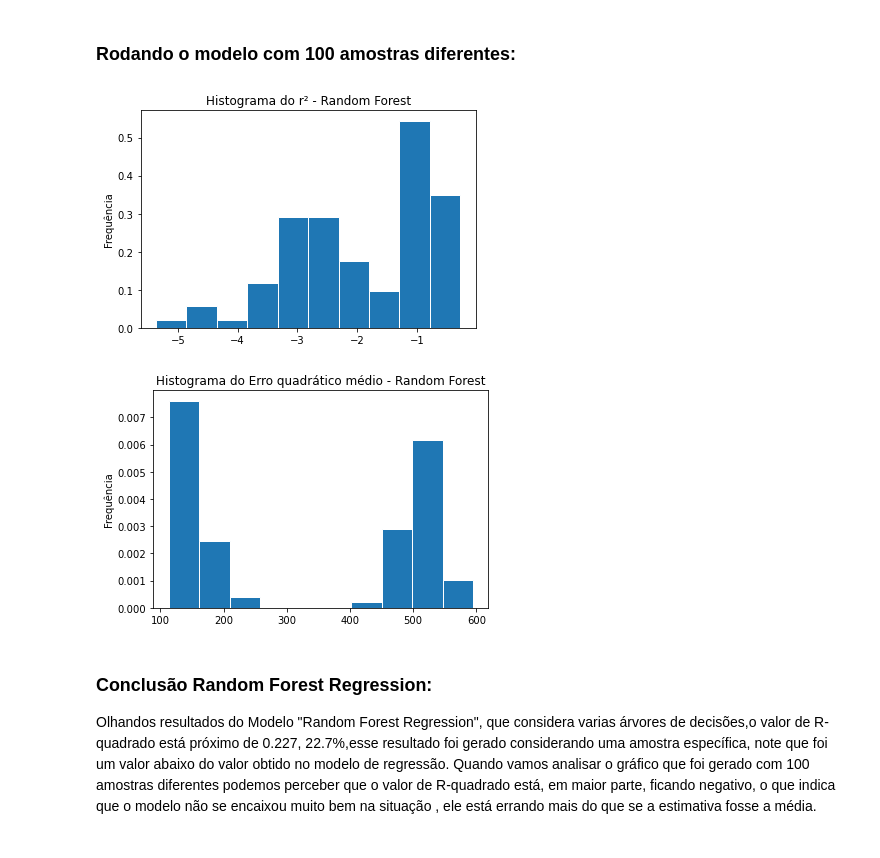
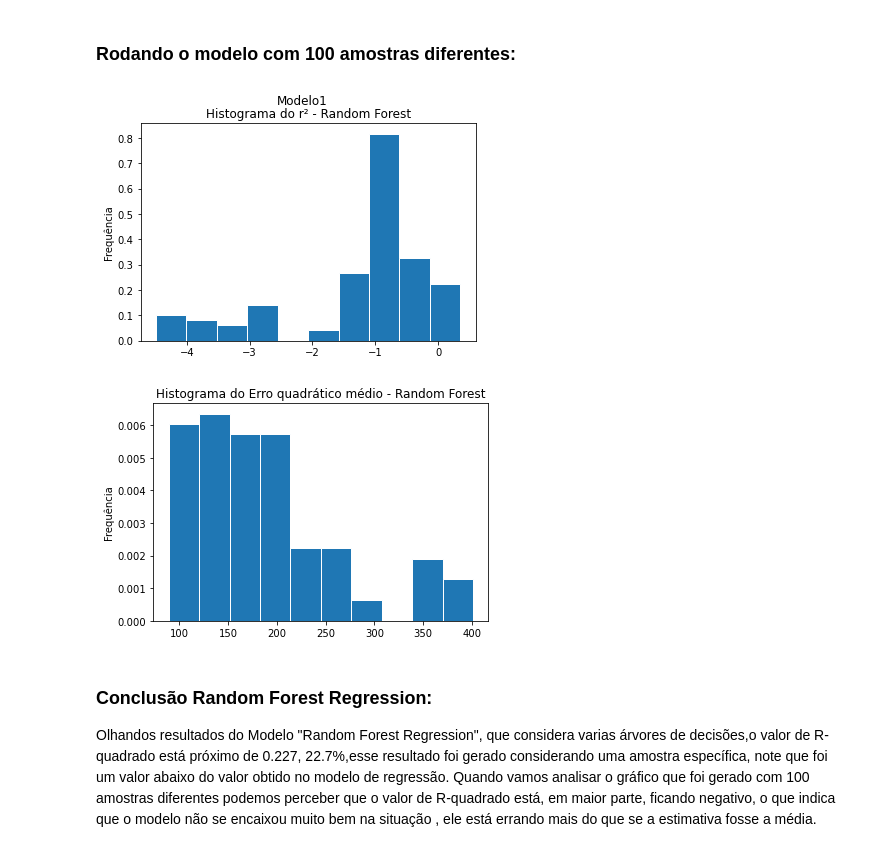
Before and after one commit to juliacfigueiredo/Projeto-2, a Jupyter notebook: Projeto_Final.ipynb, the cells around one changed output. Cells and saved outputs as stored; diff of their text form; code cells hidden in the pictures.

Commit message:
ajustes quando roda os modelos 100 vezes

```diff
--- a/Projeto_Final.ipynb
+++ b/Projeto_Final.ipynb
@@ -359,18 +357,18 @@ for i in range(101):
     regr = LinearRegression()
 
     if i ==0:
-        x_test = X[0:100]
-        x_train = X[100:]
-        y_test = Y[0:100]
-        y_train = Y[100:]
+        x_test = X[0:499]
+        x_train = X[499:]
+        y_test = Y[0:499]
+        y_train = Y[499:]
     else:
-        x_test = X[100*i:100*(i+1)]
-        x_train1 = X[0:100*i-1]
-        x_train2 = X[100*(i+1)+1:]
+        x_test = X[499*i:499*(i+1)]
+        x_train1 = X[0:499*i-1]
+        x_train2 = X[499*(i+1)+1:]
         x_train = pd.concat([x_train1, x_train2])
-        y_test = Y[100*i:100*(i+1)]
-        y_train1 = Y[0:100*i-1]
-        y_train2 = Y[100*(i+1)+1:]
+        y_test = Y[499*i:499*(i+1)]
+        y_train1 = Y[0:499*i-1]
+        y_train2 = Y[499*(i+1)+1:]
         y_train = pd.concat([y_train1, y_train2])
 
     X_sm_train = sm.add_constant(x_train)
@@ -386,6 +384,7 @@ for i in range(101):
 
 
 plt.hist(lista_r_quadrado_regressao_linear, edgecolor='white', density=True)
+plt.suptitle('Modelo1')
 plt.title('Histograma do r²')
 plt.ylabel('Frequência')
 plt.show()
@@ -445,46 +444,47 @@ erro_quadratico_medio_random_forest = []
 
 X = dados[['danceability', 'energy', 'liveness', 'loudness', 'duration_s']]
 Y = dados['popularity']
 
 randomfor = RandomForestRegressor(n_estimators=10,random_state=0)
 
 for i in range(101):
 
     if i ==0:
-        x_test = X[0:100]
-        x_train = X[100:]
-        y_test = Y[0:100]
-        y_train = Y[100:]
+        x_test = X[0:499]
+        x_train = X[499:]
+        y_test = Y[0:499]
+        y_train = Y[499:]
     else:
-        x_test = X[100*i:100*(i+1)]
-        x_train1 = X[0:100*i-1]
-        x_train2 = X[100*(i+1)+1:]
+        x_test = X[499*i:499*(i+1)]
+        x_train1 = X[0:499*i-1]
+        x_train2 = X[499*(i+1)+1:]
         x_train = pd.concat([x_train1, x_train2])
-        y_test = Y[100*i:100*(i+1)]
-        y_train1 = Y[0:100*i-1]
-        y_train2 = Y[100*(i+1)+1:]
+        y_test = Y[499*i:499*(i+1)]
+        y_train1 = Y[0:499*i-1]
+        y_train2 = Y[499*(i+1)+1:]
         y_train = pd.concat([y_train1, y_train2])
 
 
     randomfor.fit(x_train,y_train)
     y_pred_randomfor = randomfor.predict(x_test)
 
     lista_r_quadrado_random_forest.append(r2_score(y_test, y_pred_randomfor))
-    erro_quadratico_medio_random_forest.append(mean_squared_error(y_test, y_pred))
+    erro_quadratico_medio_random_forest.append(mean_squared_error(y_test, y_pred_randomfor))
 
 
 plt.hist(lista_r_quadrado_random_forest, edgecolor='white', density=True)
+plt.suptitle('Modelo1')
 plt.title('Histograma do r² - Random Forest')
 plt.ylabel('Frequência')
 plt.show()
 
 plt.hist(erro_quadratico_medio_random_forest, edgecolor='white', density=True)
 plt.title('Histograma do Erro quadrático médio - Random Forest')
 plt.ylabel('Frequência')
 plt.show()
 # %% [output]
-[figure, old version]
+[figure, new version]
-[figure, old version]
+[figure, new version]
 # %% [markdown]
 ### Conclusão Random Forest Regression:
 Olhandos resultados do Modelo "Random Forest Regression", que considera varias árvores de decisões,o valor de R-quadrado está próximo de 0.227, 22.7%,esse resultado foi gerado considerando uma amostra específica, note que foi um valor abaixo do valor obtido no modelo de regressão.
```
Also changed, not shown: parts of 25 cells of this notebook.
